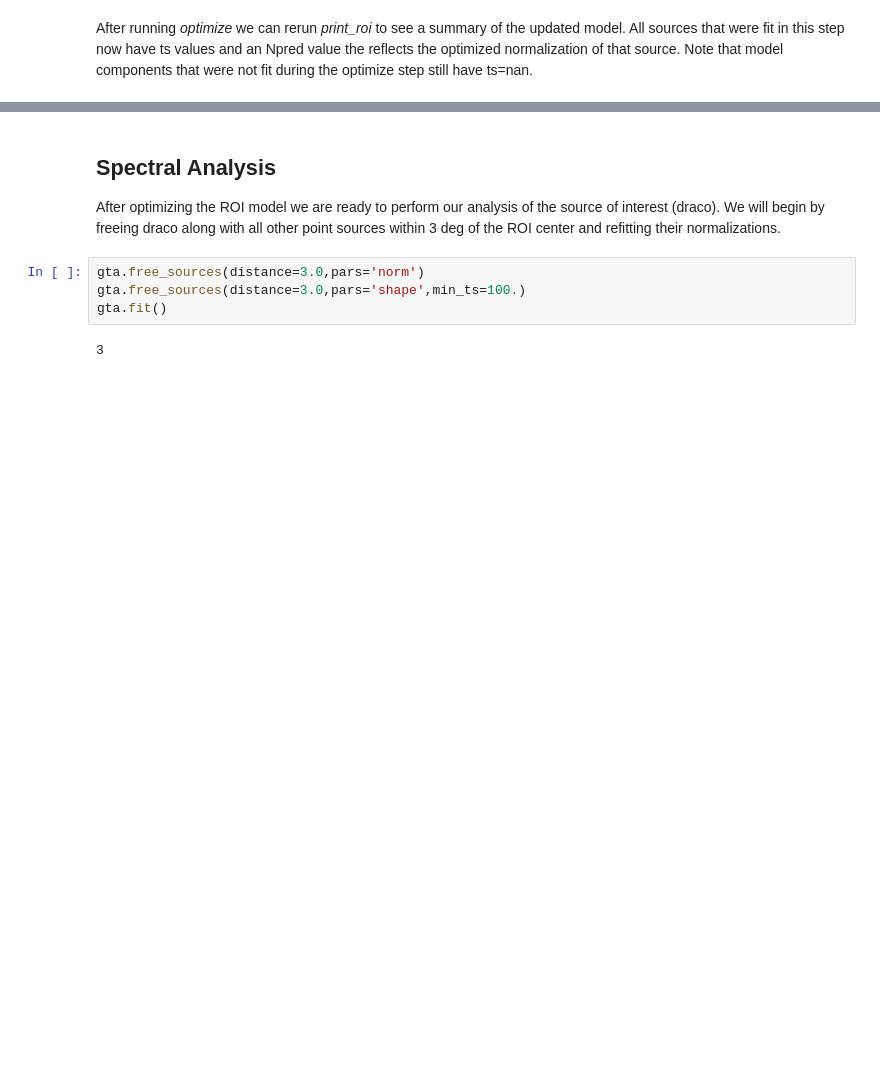
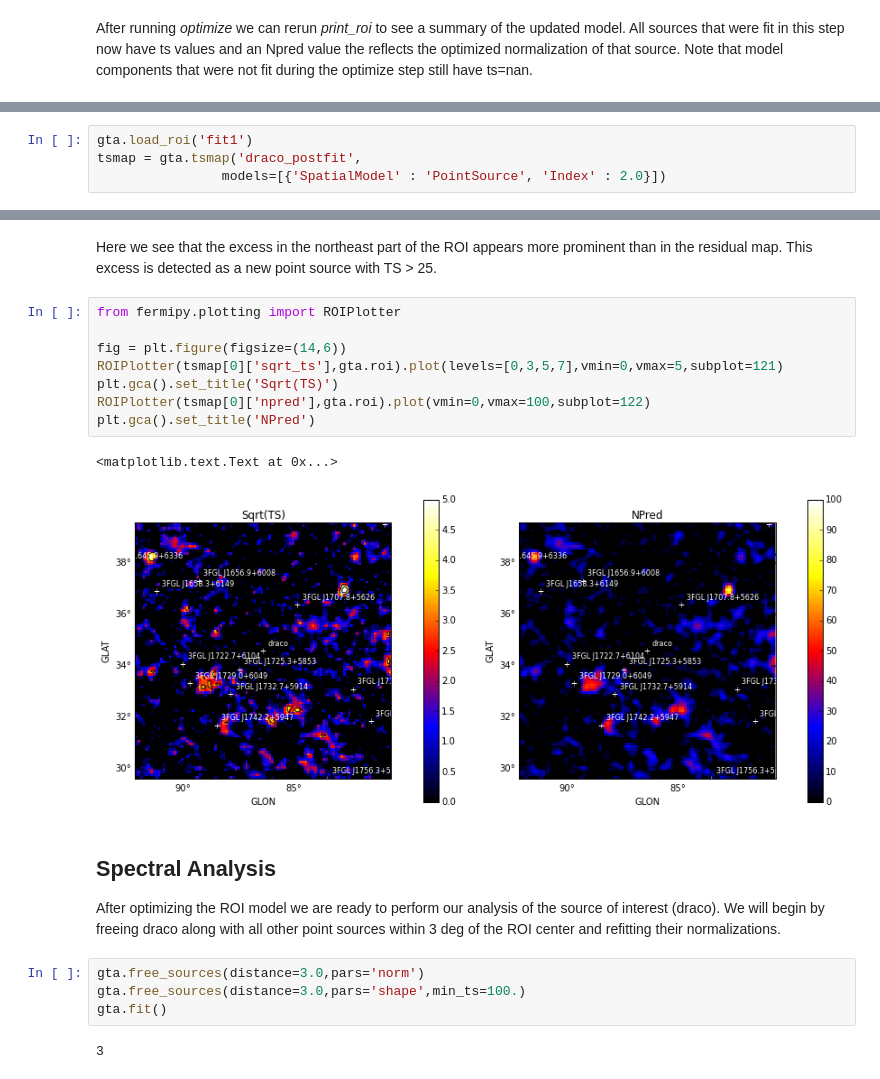
Before and after one commit to fermiPy/fermipy, a Jupyter notebook: notebooks/draco.ipynb, the cells around one changed output, grey strips where cells are left out. Cells and saved outputs as stored; diff of their text form; blank space fills up the shorter version.

```diff
--- a/notebooks/draco.ipynb
+++ b/notebooks/draco.ipynb
@@ -205,0 +208,4 @@ plt.gca().set_title('Excess')
+# %%
+gta.load_roi('fit1')
+tsmap = gta.tsmap('draco_postfit',
+                models=[{'SpatialModel' : 'PointSource', 'Index' : 2.0}])
@@ -206,3 +220,16 @@ plt.gca().set_title('Excess')
+# %% [markdown]
+Here we see that the excess in the northeast part of the ROI appears more prominent than in the residual map.  This excess is detected as a new point source with TS > 25.
+# %%
+from fermipy.plotting import ROIPlotter
+
+fig = plt.figure(figsize=(14,6))
+ROIPlotter(tsmap[0]['sqrt_ts'],gta.roi).plot(levels=[0,3,5,7],vmin=0,vmax=5,subplot=121)
+plt.gca().set_title('Sqrt(TS)')
+ROIPlotter(tsmap[0]['npred'],gta.roi).plot(vmin=0,vmax=100,subplot=122)
+plt.gca().set_title('NPred')
+# %% [output]
+<matplotlib.text.Text at 0x...>
+[figure, added]
 # %% [markdown]
 ## Spectral Analysis
 
```
Also changed, not shown: parts of 10 cells of this notebook, 5 other files.
